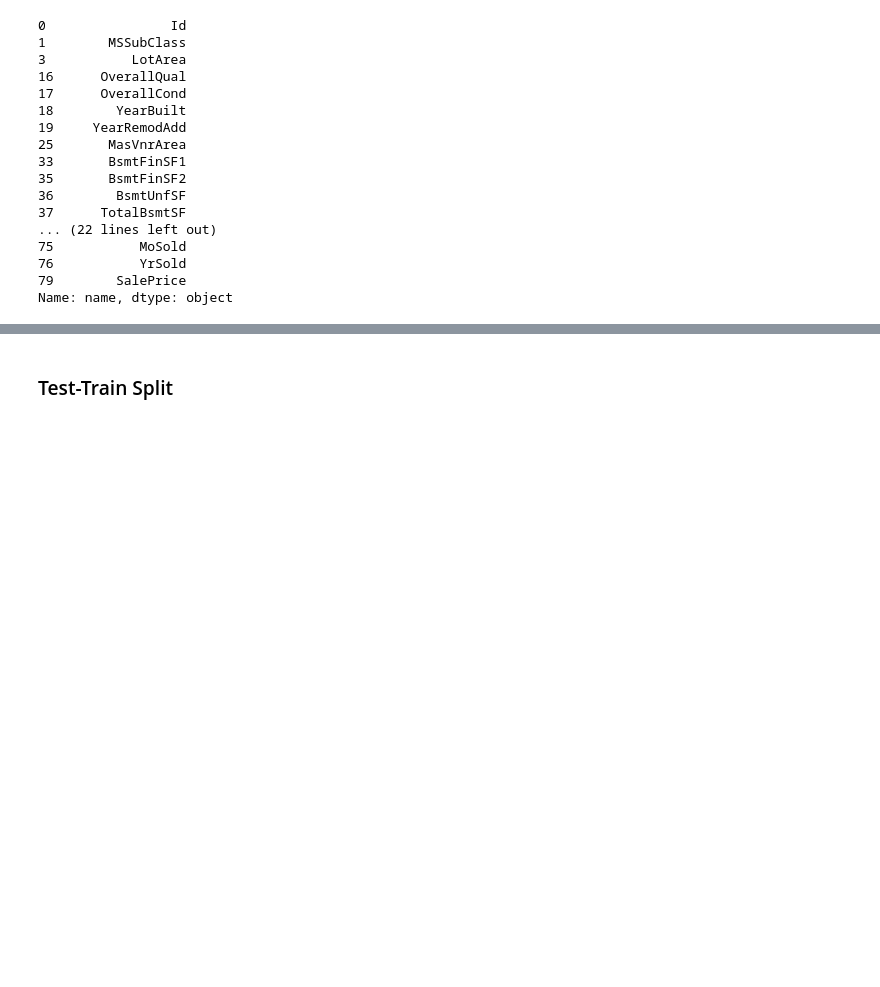
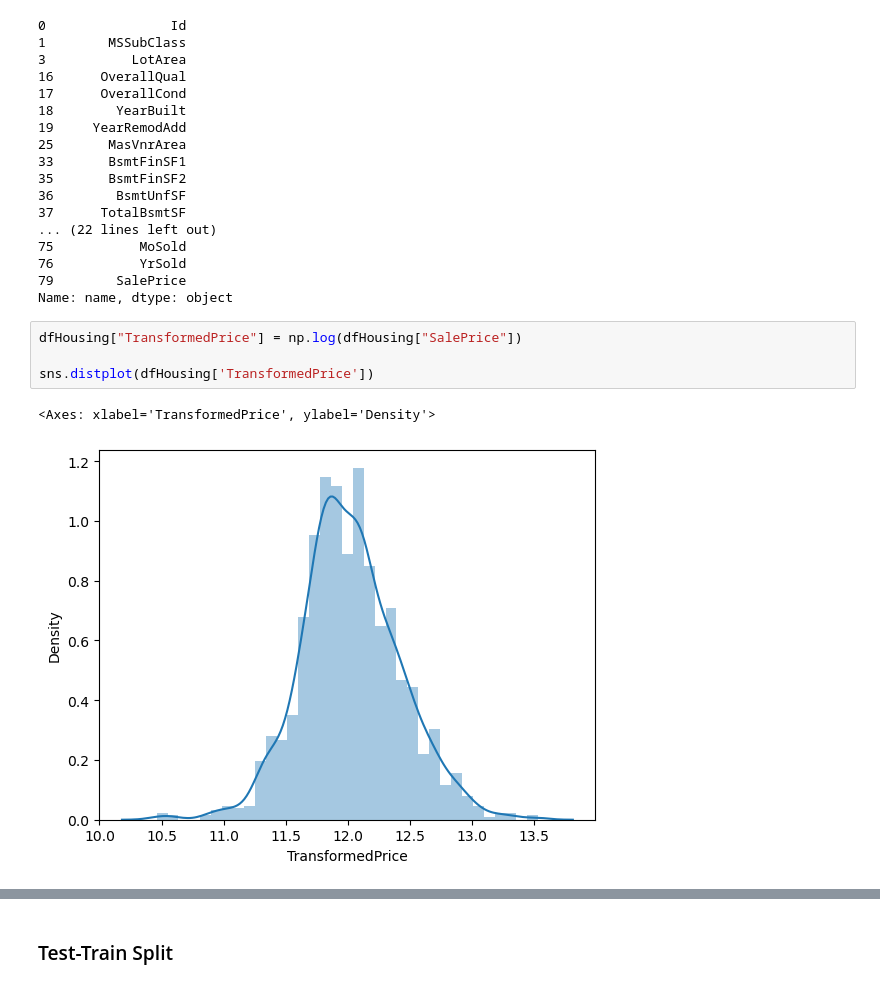
Before and after one commit to ncjanardhan-outlook/ncjpersonal, a Jupyter notebook: Advanced Regression Assignment/Advanced Regression Assignment Soln.ipynb, the cells around one changed output, grey strips where cells are left out. Saved outputs shown, nothing was run; the diff lists cells and outputs as text; blank space fills up the shorter version.

```diff
--- a/Advanced Regression Assignment/Advanced Regression Assignment Soln.ipynb
+++ b/Advanced Regression Assignment/Advanced Regression Assignment Soln.ipynb
@@ -262,3 +264,10 @@ numerical_columns
 76           YrSold
 79        SalePrice
 Name: name, dtype: object
+# %%
+dfHousing["TransformedPrice"] = np.log(dfHousing["SalePrice"])
+
+sns.distplot(dfHousing['TransformedPrice'])
+# %% [output]
+<Axes: xlabel='TransformedPrice', ylabel='Density'>
+[figure, added]
```
Also changed, not shown: parts of 22 cells of this notebook.
